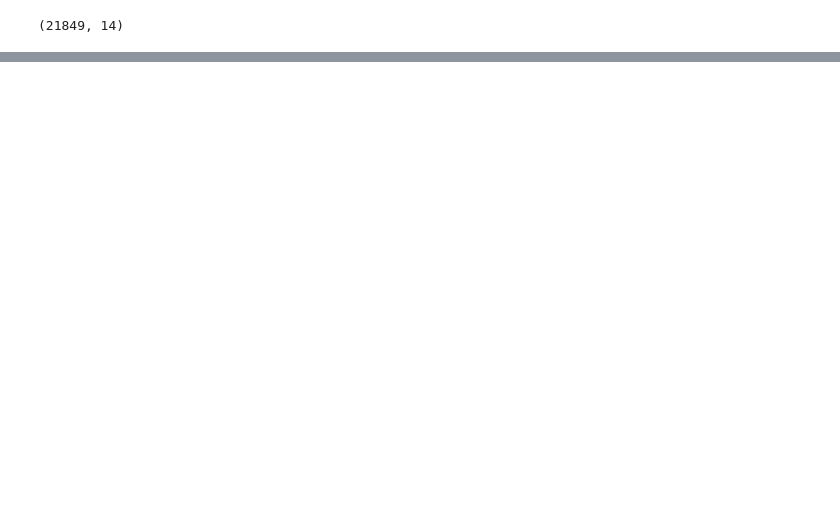
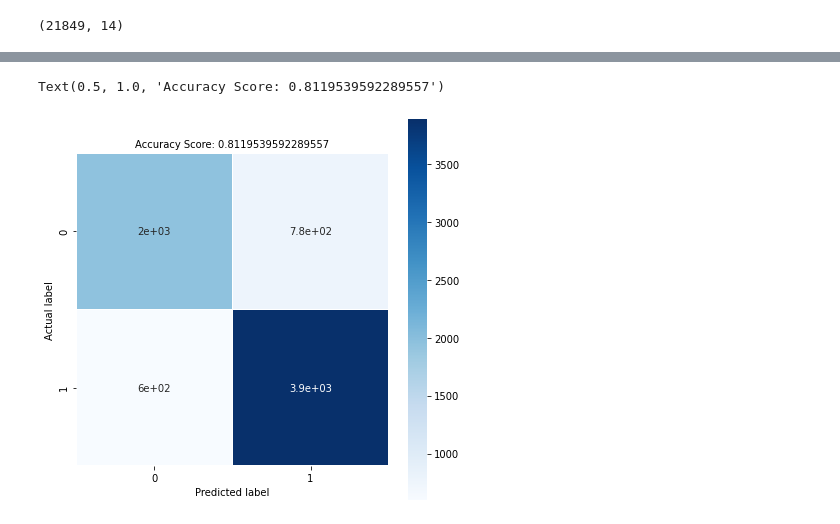
Before and after one commit to rajbeniwal710/Classification_Models, a Jupyter notebook: RandomForest.ipynb, the cells around one changed output, grey strips where cells are left out. Saved outputs shown, nothing was run; the diff lists cells and outputs as text; code cells hidden in the pictures; blank space fills up the shorter version.

```diff
--- a/RandomForest.ipynb
+++ b/RandomForest.ipynb
@@ -164,0 +177,3 @@ GridSearchCV(cv=3, error_score=nan,
+# %%
+y_pred = grid_search.best_estimator_.predict(X_test)
+print("Classification report for train dataset - \n", classification_report(y_test,y_pred))
@@ -164,0 +190,11 @@ GridSearchCV(cv=3, error_score=nan,
+# %%
+cm = confusion_matrix(y_test, y_pred)
+plt.figure(figsize=(7,7))
+sns.heatmap(data=cm,linewidths=.8, annot=True,square = True,  cmap = 'Blues')
+plt.ylabel('Actual label')
+plt.xlabel('Predicted label')
+all_sample_title = 'Accuracy Score: {0}'.format(model.score(X_test, y_test))
+plt.title(all_sample_title, size = 10)
+# %% [output]
+Text(0.5, 1.0, 'Accuracy Score: 0.8119539592289557')
+[figure, added]
```
Also changed, not shown: parts of 6 cells of this notebook.
